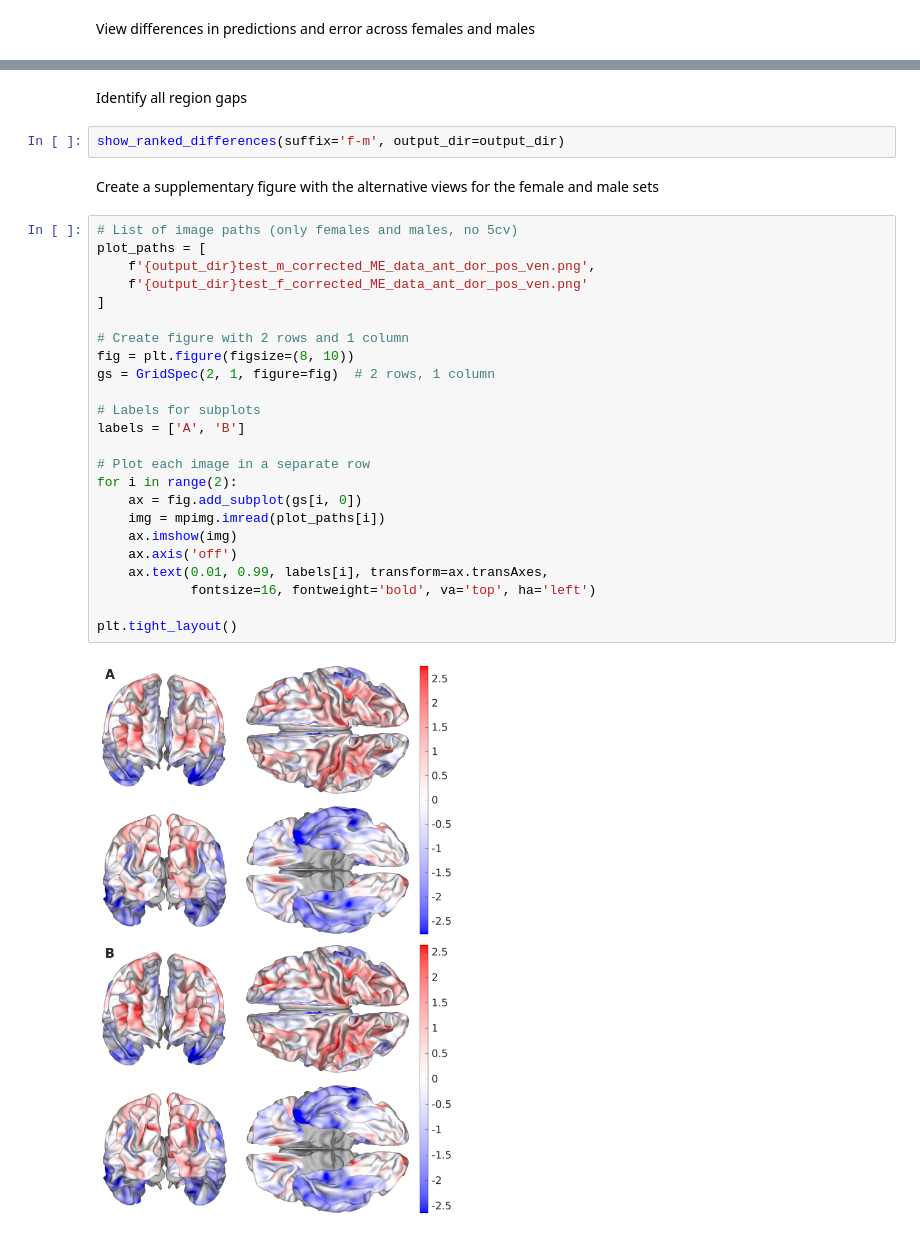
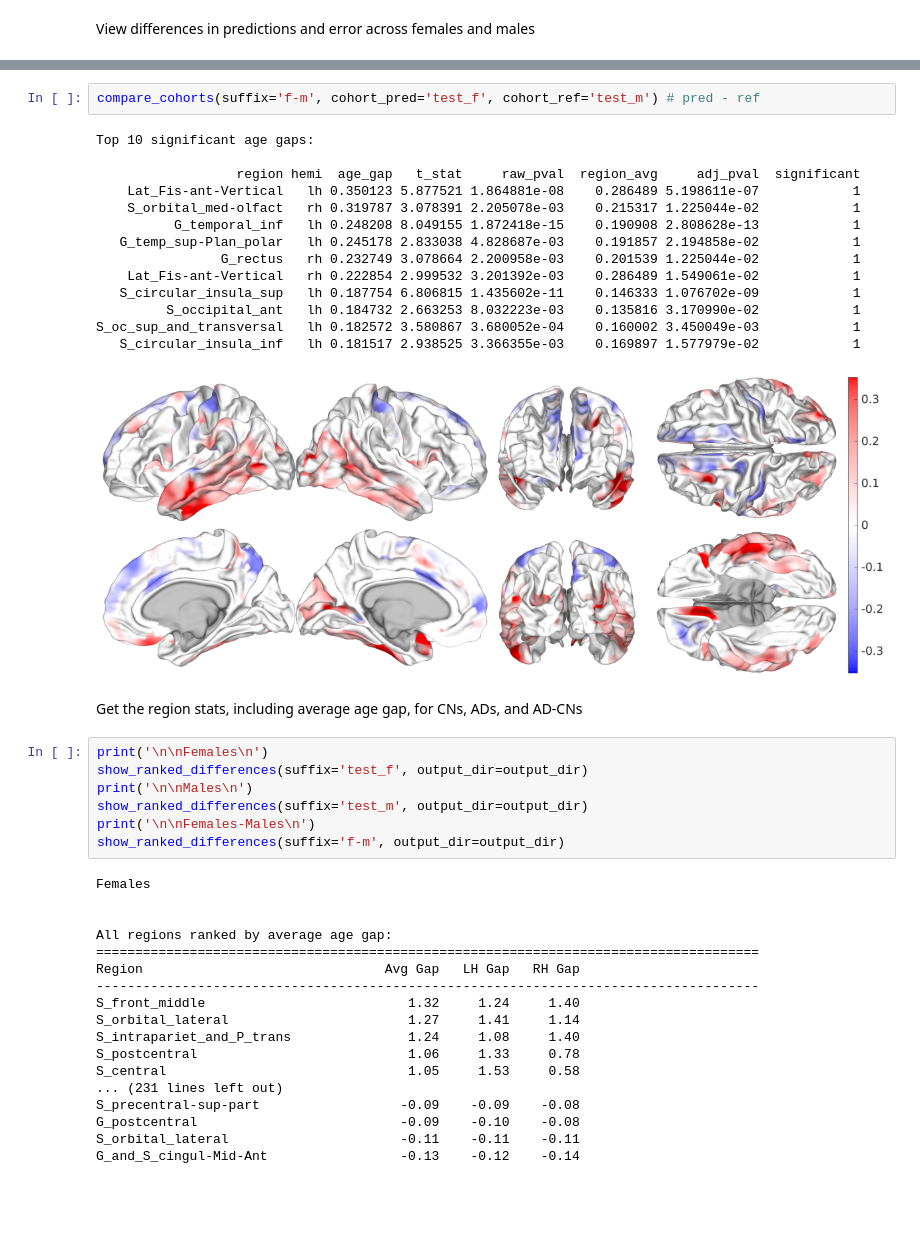
Before and after one commit to SamAndTheSun/Graph_UNet, a Jupyter notebook: notebooks/sex_analysis.ipynb, the cells around one changed output, grey strips where cells are left out. Cells and saved outputs as stored; diff of their text form; blank space fills up the shorter version.

```diff
--- a/notebooks/sex_analysis.ipynb
+++ b/notebooks/sex_analysis.ipynb
@@ -381,32 +74,44 @@ plt.tight_layout()
-# %% [markdown]
-Identify all region gaps
-# %%
-show_ranked_differences(suffix='f-m', output_dir=output_dir)
-# %% [markdown]
-Create a supplementary figure with the alternative views for the female and male sets
-# %%
-# List of image paths (only females and males, no 5cv)
-plot_paths = [
-    f'{output_dir}test_m_corrected_ME_data_ant_dor_pos_ven.png',
-    f'{output_dir}test_f_corrected_ME_data_ant_dor_pos_ven.png'
-]
-
-# Create figure with 2 rows and 1 column
-fig = plt.figure(figsize=(8, 10))
-gs = GridSpec(2, 1, figure=fig)  # 2 rows, 1 column
-
-# Labels for subplots
-labels = ['A', 'B']
-
-# Plot each image in a separate row
-for i in range(2):
-    ax = fig.add_subplot(gs[i, 0])
-    img = mpimg.imread(plot_paths[i])
-    ax.imshow(img)
-    ax.axis('off')
-    ax.text(0.01, 0.99, labels[i], transform=ax.transAxes,
-            fontsize=16, fontweight='bold', va='top', ha='left')
-
-plt.tight_layout()
-# %% [output]
-[figure, removed]
+# %%
+compare_cohorts(suffix='f-m', cohort_pred='test_f', cohort_ref='test_m') # pred - ref
+# %% [output]
+Top 10 significant age gaps:
+
+                  region hemi  age_gap   t_stat     raw_pval  region_avg     adj_pval  significant
+    Lat_Fis-ant-Vertical   lh 0.350123 5.877521 1.864881e-08    0.286489 5.198611e-07            1
+    S_orbital_med-olfact   rh 0.319787 3.078391 2.205078e-03    0.215317 1.225044e-02            1
+          G_temporal_inf   lh 0.248208 8.049155 1.872418e-15    0.190908 2.808628e-13            1
+   G_temp_sup-Plan_polar   lh 0.245178 2.833038 4.828687e-03    0.191857 2.194858e-02            1
+                G_rectus   rh 0.232749 3.078664 2.200958e-03    0.201539 1.225044e-02            1
+    Lat_Fis-ant-Vertical   rh 0.222854 2.999532 3.201392e-03    0.286489 1.549061e-02            1
+   S_circular_insula_sup   lh 0.187754 6.806815 1.435602e-11    0.146333 1.076702e-09            1
+         S_occipital_ant   lh 0.184732 2.663253 8.032223e-03    0.135816 3.170990e-02            1
+S_oc_sup_and_transversal   lh 0.182572 3.580867 3.680052e-04    0.160002 3.450049e-03            1
+   S_circular_insula_inf   lh 0.181517 2.938525 3.366355e-03    0.169897 1.577979e-02            1
+[figure, added]
+# %% [markdown]
+Get the region stats, including average age gap, for CNs, ADs, and AD-CNs
+# %%
+print('\n\nFemales\n')
+show_ranked_differences(suffix='test_f', output_dir=output_dir)
+print('\n\nMales\n')
+show_ranked_differences(suffix='test_m', output_dir=output_dir)
+print('\n\nFemales-Males\n')
+show_ranked_differences(suffix='f-m', output_dir=output_dir)
+# %% [output]
+Females
+
+
+All regions ranked by average age gap:
+=====================================================================================
+Region                               Avg Gap   LH Gap   RH Gap
+-------------------------------------------------------------------------------------
+S_front_middle                          1.32     1.24     1.40
+S_orbital_lateral                       1.27     1.41     1.14
+S_intrapariet_and_P_trans               1.24     1.08     1.40
+S_postcentral                           1.06     1.33     0.78
+S_central                               1.05     1.53     0.58
+... (231 lines left out)
+S_precentral-sup-part                  -0.09    -0.09    -0.08
+G_postcentral                          -0.09    -0.10    -0.08
+S_orbital_lateral                      -0.11    -0.11    -0.11
+G_and_S_cingul-Mid-Ant                 -0.13    -0.12    -0.14
```
Also changed, not shown: parts of 19 cells of this notebook, 2 other files.
